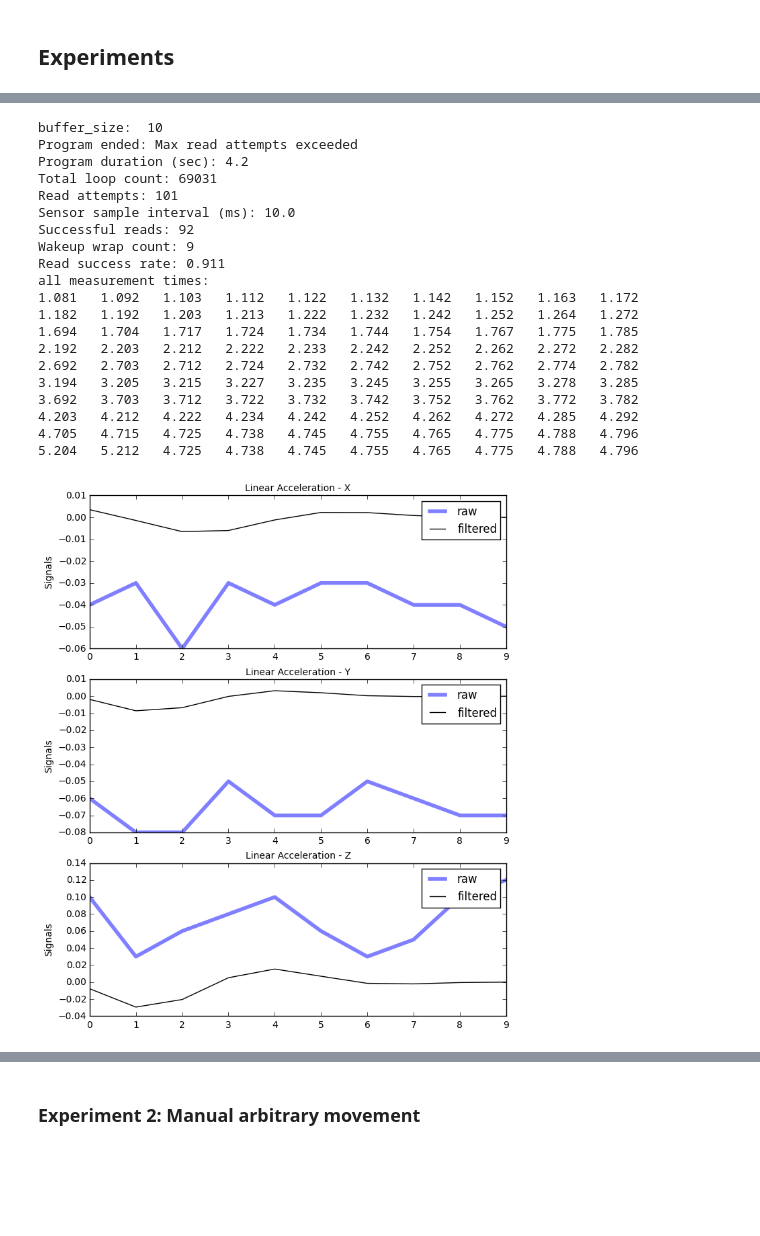
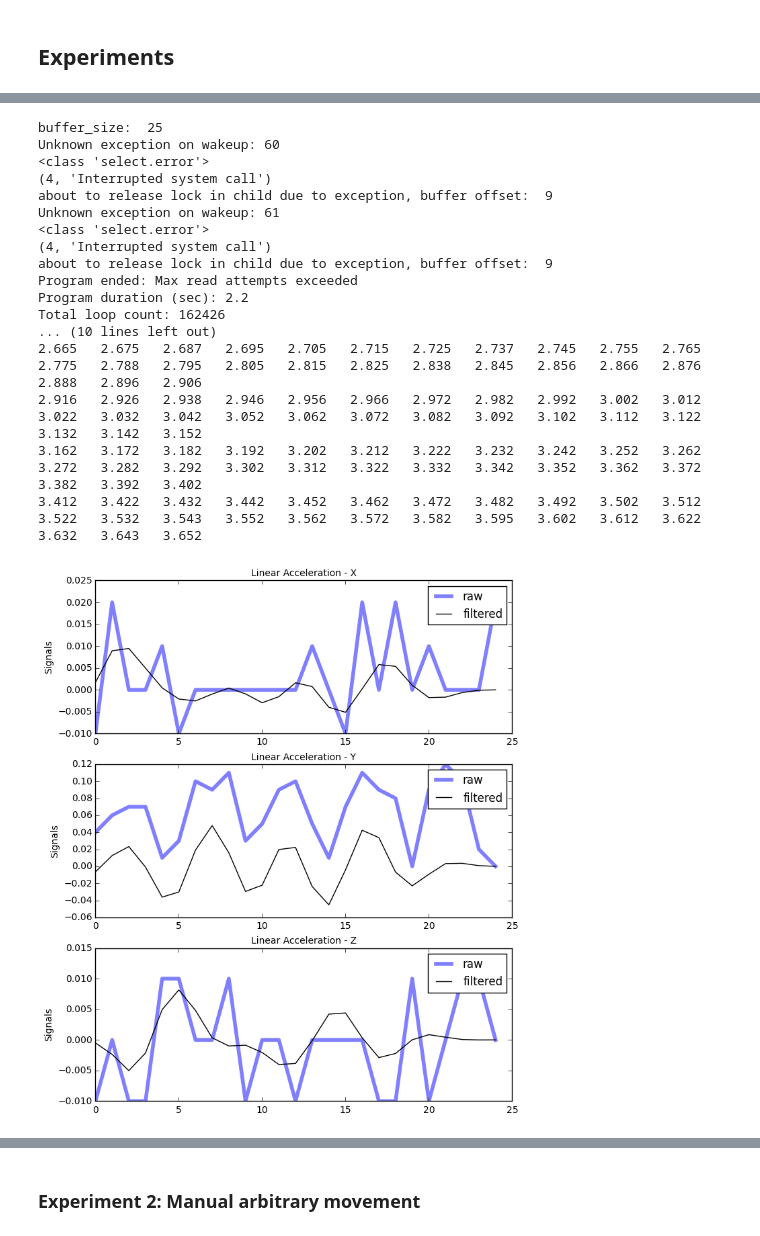
Before and after one commit to Nanigans/nanibot, a Jupyter notebook: sandboxes/ipython_notebooks/imu_multiproc_sampling_and_buffering_test_2.ipynb, the cells around one changed output, grey strips where cells are left out. Saved outputs shown, nothing was run; the diff lists cells and outputs as text; code cells hidden in the pictures; blank space fills up the shorter version.

Commit message:
several more experiments with imu sensor data and moving platform

```diff
--- a/sandboxes/ipython_notebooks/imu_multiproc_sampling_and_buffering_test_2.ipynb
+++ b/sandboxes/ipython_notebooks/imu_multiproc_sampling_and_buffering_test_2.ipynb
@@ -377,37 +458,4 @@ def run_buffered_sensor_read_test():
         'x_data':all_x_data,
         'y_data':all_y_data,
         'z_data':all_z_data}
-# %%
-def plot_buffered_sensor_data(test_data,buffer_offset):
-    sig_data_x = test_data['x_data'][buffer_offset]
-    sig_data_y = test_data['y_data'][buffer_offset]
-    sig_data_z = test_data['z_data'][buffer_offset]
-
-    b, a = signal.butter(5, [0.1,0.50], 'bandpass', analog=False)
-    filt_data_x = signal.filtfilt(b,a,sig_data_x,padtype='odd',padlen=0)
-    filt_data_y = signal.filtfilt(b,a,sig_data_y,padtype='odd',padlen=0)
-    filt_data_z = signal.filtfilt(b,a,sig_data_z,padtype='odd',padlen=0)
-
-    fig, axes = plt.subplots(figsize=(8,10),nrows=3, ncols=1)
-
-    current_axes = axes[0]
-    current_axes.plot(sig_data_x, linestyle='-', color='b', linewidth=4, alpha=0.5, label='raw')
-    current_axes.plot(filt_data_x, linestyle='-', color='k', linewidth=1, alpha=1.0, label='filtered')
-    current_axes.set_title('Linear Acceleration - X', fontsize=10)
-    current_axes.set_ylabel('Signals', fontsize=10)
-    current_axes.legend(loc='upper right')
-
-    current_axes = axes[1]
-    current_axes.plot(sig_data_y, linestyle='-', color='b', linewidth=4, alpha=0.5, label='raw')
-    current_axes.plot(filt_data_y, linestyle='-', color='k', linewidth=1, alpha=1.0, label='filtered')
-    current_axes.set_title('Linear Acceleration - Y', fontsize=10)
-    current_axes.set_ylabel('Signals', fontsize=10)
-    current_axes.legend(loc='upper right')
-
-    current_axes = axes[2]
-    current_axes.plot(sig_data_z, linestyle='-', color='b', linewidth=4, alpha=0.5, label='raw')
-    current_axes.plot(filt_data_z, linestyle='-', color='k', linewidth=1, alpha=1.0, label='filtered')
-    current_axes.set_title('Linear Acceleration - Z', fontsize=10)
-    current_axes.set_ylabel('Signals', fontsize=10)
-    current_axes.legend(loc='upper right')
 # %% [markdown]
@@ -415,31 +463,33 @@ def plot_buffered_sensor_data(test_data,buffer_offset):
 # %%
-test_data = run_buffered_sensor_read_test()
+test_data = run_buffered_sensor_read_test(
+    buffer_size = 25,
+    num_samples=200,
+    do_axis_remap=True,
+    do_calibration=False)
+
 # Generate some output for debugging
 print 'all measurement times:'
 for buff_time in test_data['t_data']:
     print '\t'.join(['{:.3f}'.format(t_str) for t_str in buff_time])
 # %% [output]
-buffer_size:  10
+buffer_size:  25
+Unknown exception on wakeup: 60
+<class 'select.error'>
+(4, 'Interrupted system call')
+about to release lock in child due to exception, buffer offset:  9
+Unknown exception on wakeup: 61
+<class 'select.error'>
+(4, 'Interrupted system call')
+about to release lock in child due to exception, buffer offset:  9
 Program ended: Max read attempts exceeded
-Program duration (sec): 4.2
-Total loop count: 69031
-Read attempts: 101
-Sensor sample interval (ms): 10.0
-Successful reads: 92
-Wakeup wrap count: 9
-Read success rate: 0.911
-all measurement times:
-1.081   1.092   1.103   1.112   1.122   1.132   1.142   1.152   1.163   1.172
-1.182   1.192   1.203   1.213   1.222   1.232   1.242   1.252   1.264   1.272
-1.694   1.704   1.717   1.724   1.734   1.744   1.754   1.767   1.775   1.785
-2.192   2.203   2.212   2.222   2.233   2.242   2.252   2.262   2.272   2.282
-2.692   2.703   2.712   2.724   2.732   2.742   2.752   2.762   2.774   2.782
-3.194   3.205   3.215   3.227   3.235   3.245   3.255   3.265   3.278   3.285
-3.692   3.703   3.712   3.722   3.732   3.742   3.752   3.762   3.772   3.782
-4.203   4.212   4.222   4.234   4.242   4.252   4.262   4.272   4.285   4.292
-4.705   4.715   4.725   4.738   4.745   4.755   4.765   4.775   4.788   4.796
-5.204   5.212   4.725   4.738   4.745   4.755   4.765   4.775   4.788   4.796
+Program duration (sec): 2.2
+Total loop count: 162426
+... (10 lines left out)
+2.665   2.675   2.687   2.695   2.705   2.715   2.725   2.737   2.745   2.755   2.765   2.775   2.788   2.795   2.805   2.815   2.825   2.838   2.845   2.856   2.866   2.876   2.888   2.896   2.906
+2.916   2.926   2.938   2.946   2.956   2.966   2.972   2.982   2.992   3.002   3.012   3.022   3.032   3.042   3.052   3.062   3.072   3.082   3.092   3.102   3.112   3.122   3.132   3.142   3.152
+3.162   3.172   3.182   3.192   3.202   3.212   3.222   3.232   3.242   3.252   3.262   3.272   3.282   3.292   3.302   3.312   3.322   3.332   3.342   3.352   3.362   3.372   3.382   3.392   3.402
+3.412   3.422   3.432   3.442   3.452   3.462   3.472   3.482   3.492   3.502   3.512   3.522   3.532   3.543   3.552   3.562   3.572   3.582   3.595   3.602   3.612   3.622   3.632   3.643   3.652
 # %%
-plot_buffered_sensor_data(test_data,0)
+plot_buffered_sensor_data(test_data,2)
 # %% [output]
-[figure, old version]
+[figure, new version]
```
Also changed, not shown: parts of 47 cells of this notebook, 3 other files.
